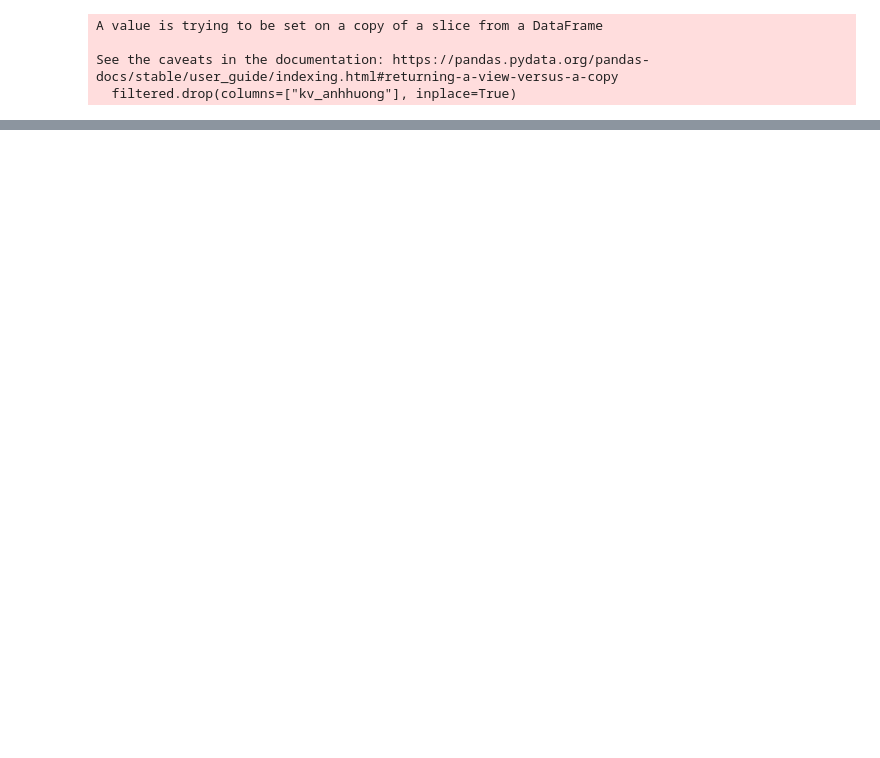
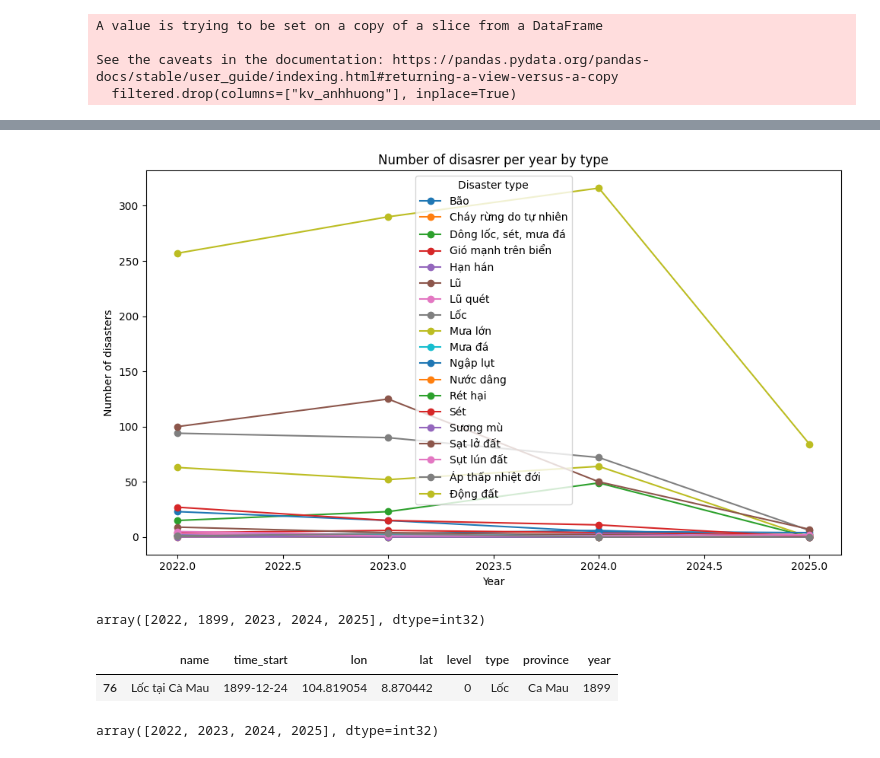
Before and after one commit to nguyen451/Small-Disaster-Tracker, a Jupyter notebook: project/helper/prep.ipynb, the cells around one changed output, grey strips where cells are left out. Saved outputs shown, nothing was run; the diff lists cells and outputs as text; code cells hidden in the pictures; blank space fills up the shorter version.

```diff
--- a/project/helper/prep.ipynb
+++ b/project/helper/prep.ipynb
@@ -247,0 +336,47 @@ See the caveats in the documentation: https://pandas.pydata.org/pandas-docs/stab
+# %%
+
+
+# 2. Extract year from 'time_start' column
+df['year'] = pd.to_datetime(df['time_start']).dt.year
+
+# 3. Group data: count number of disasters by type and year
+def plot_type_year(df):
+    counts = df.groupby(['year', 'type']).size().unstack(fill_value=0)
+
+    # # 4. Plot
+    # plt.figure(figsize=(10, 6))
+    # for disaster_type in counts.columns:
+    #     plt.plot(counts.index, counts[disaster_type], marker='o', label=disaster_type)
+
+    # # 5. Customize the plot
+    # plt.xlabel("Year")
+    # plt.ylabel("Number of Disasters")
+    # plt.title("Number of Disasters per Year by Type")
+    # plt.legend(title="Disaster Type")
+    # plt.grid(True)
+    # plt.tight_layout()
+    # plt.show()
+
+    plt.figure(figsize=(10, 6))
+    for disaster_type in counts.columns:
+        plt.plot(counts.index, counts[disaster_type], marker = 'o', label = disaster_type)
+
+    plt.xlabel("Year")
+    plt.ylabel("Number of disasters")
+    plt.title("Number of disasrer per year by type")
+    plt.legend(title="Disaster type")
+    plt.tight_layout()
+    plt.show()
+
+plot_type_year(df)
+# %% [output]
+[figure, added]
+# %%
+df['year'].unique()
+# %% [output]
+array([2022, 1899, 2023, 2024, 2025], dtype=int32)
+# %%
+df[df['year'] == 1899]
+# %% [output]
+|  | name | time_start | lon | lat | level | type | province | year |
+| 76 | Lốc tại Cà Mau | 1899-12-24 | 104.819054 | 8.870442 | 0 | Lốc | Ca Mau | 1899 |
@@ -247,0 +385,4 @@ See the caveats in the documentation: https://pandas.pydata.org/pandas-docs/stab
+# %%
+df['year'].unique()
+# %% [output]
+array([2022, 2023, 2024, 2025], dtype=int32)
```
Also changed, not shown: parts of 10 cells of this notebook, 6 other files.
